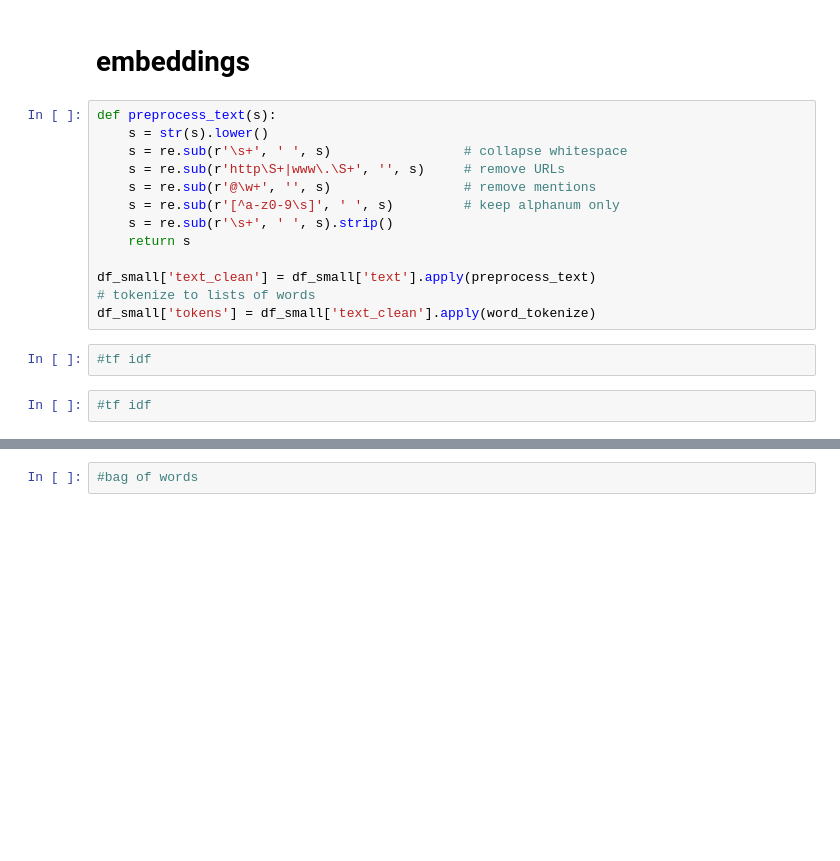
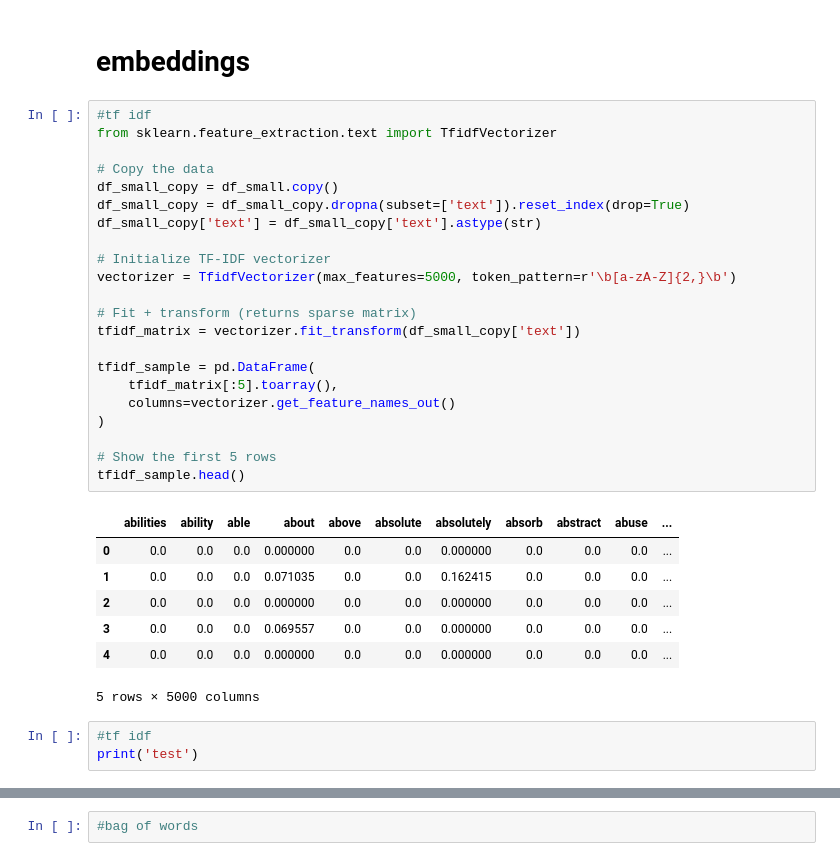
Before and after one commit to BenGaistAI/ai_detection, a Jupyter notebook: main_notebook.ipynb, the cells around one changed output, grey strips where cells are left out. Cells and saved outputs as stored; diff of their text form; blank space fills up the shorter version.

```diff
--- a/main_notebook.ipynb
+++ b/main_notebook.ipynb
@@ -752,21 +746,37 @@ plt.show()
 # %% [markdown]
 # embeddings
-# %%
-def preprocess_text(s):
-    s = str(s).lower()
-    s = re.sub(r'\s+', ' ', s)                 # collapse whitespace
-    s = re.sub(r'http\S+|www\.\S+', '', s)     # remove URLs
-    s = re.sub(r'@\w+', '', s)                 # remove mentions
-    s = re.sub(r'[^a-z0-9\s]', ' ', s)         # keep alphanum only
-    s = re.sub(r'\s+', ' ', s).strip()
-    return s
-
-df_small['text_clean'] = df_small['text'].apply(preprocess_text)
-# tokenize to lists of words
-df_small['tokens'] = df_small['text_clean'].apply(word_tokenize)
 # %%
 #tf idf
+from sklearn.feature_extraction.text import TfidfVectorizer
+
+# Copy the data
+df_small_copy = df_small.copy()
+df_small_copy = df_small_copy.dropna(subset=['text']).reset_index(drop=True)
+df_small_copy['text'] = df_small_copy['text'].astype(str)
+
+# Initialize TF-IDF vectorizer
+vectorizer = TfidfVectorizer(max_features=5000, token_pattern=r'\b[a-zA-Z]{2,}\b')
+
+# Fit + transform (returns sparse matrix)
+tfidf_matrix = vectorizer.fit_transform(df_small_copy['text'])
+
+tfidf_sample = pd.DataFrame(
+    tfidf_matrix[:5].toarray(),
+    columns=vectorizer.get_feature_names_out()
+)
+
+# Show the first 5 rows
+tfidf_sample.head()
+# %% [output]
+|  | abilities | ability | able | about | above | absolute | absolutely | absorb | abstract | abuse | ... |
+| 0 | 0.0 | 0.0 | 0.0 | 0.000000 | 0.0 | 0.0 | 0.000000 | 0.0 | 0.0 | 0.0 | ... |
+| 1 | 0.0 | 0.0 | 0.0 | 0.071035 | 0.0 | 0.0 | 0.162415 | 0.0 | 0.0 | 0.0 | ... |
+| 2 | 0.0 | 0.0 | 0.0 | 0.000000 | 0.0 | 0.0 | 0.000000 | 0.0 | 0.0 | 0.0 | ... |
+| 3 | 0.0 | 0.0 | 0.0 | 0.069557 | 0.0 | 0.0 | 0.000000 | 0.0 | 0.0 | 0.0 | ... |
+| 4 | 0.0 | 0.0 | 0.0 | 0.000000 | 0.0 | 0.0 | 0.000000 | 0.0 | 0.0 | 0.0 | ... |
+5 rows × 5000 columns
 # %%
 #tf idf
+print('test')
 # %%
 #bag of words
```
Also changed, not shown: parts of 13 cells of this notebook.
